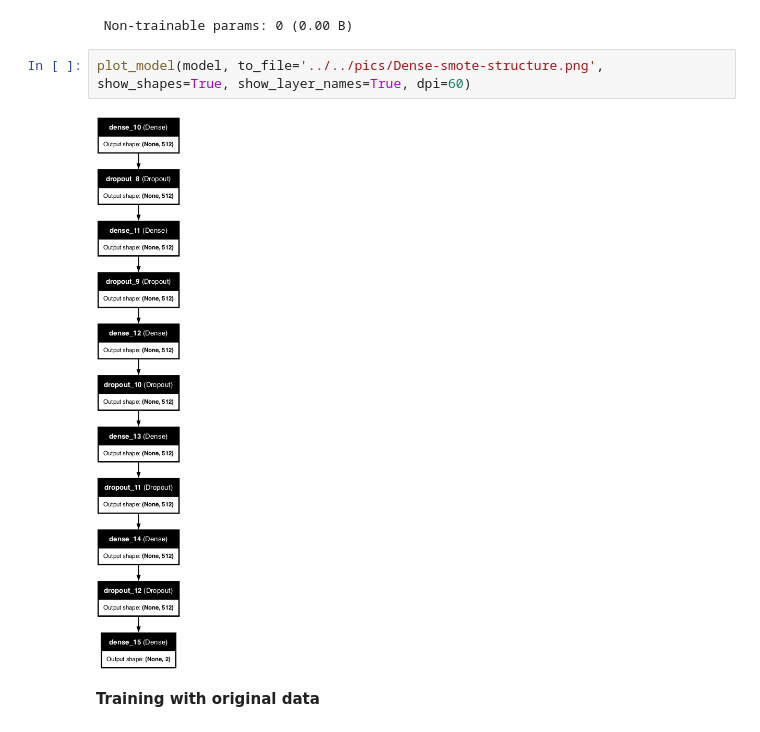
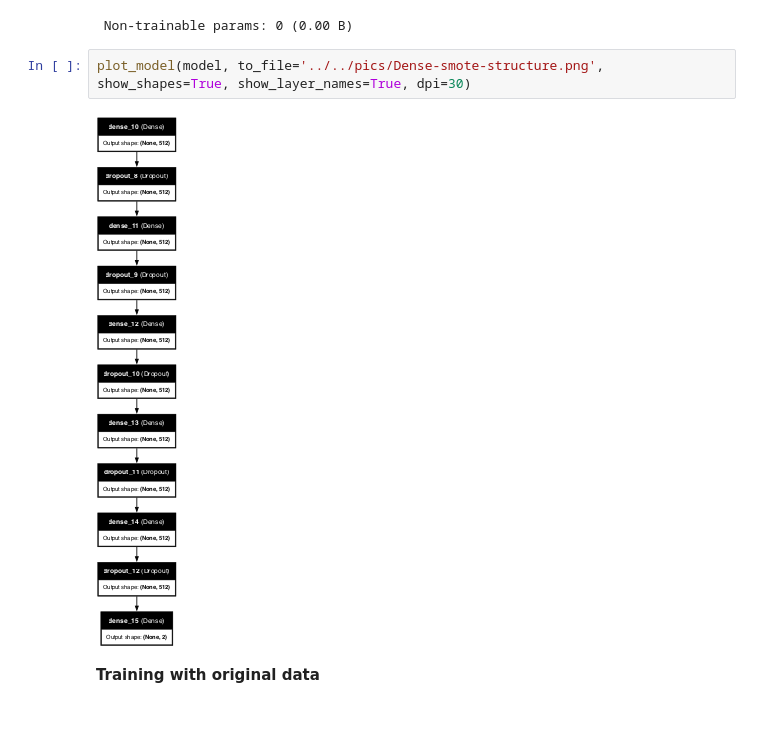
Before and after one commit to moryba/Beth-project, a Jupyter notebook: Features engineering/Smote/Dense model.ipynb, the cells around one changed output. Cells and saved outputs as stored; diff of their text form.

```diff
--- a/Features engineering/Smote/Dense model.ipynb
+++ b/Features engineering/Smote/Dense model.ipynb
@@ -513,9 +513,9 @@ Model: "sequential_1"
  Trainable params: 1,076,226 (4.11 MB)
  Non-trainable params: 0 (0.00 B)
 # %%
-plot_model(model, to_file='../../pics/Dense-smote-structure.png', show_shapes=True, show_layer_names=True, dpi=60)
+plot_model(model, to_file='../../pics/Dense-smote-structure.png', show_shapes=True, show_layer_names=True, dpi=30)
 # %% [output]
-[figure, old version]
+[figure, new version]
 # %% [markdown]
 **Training with original data**
 # %%
```
Also changed, not shown: 2 other files.
